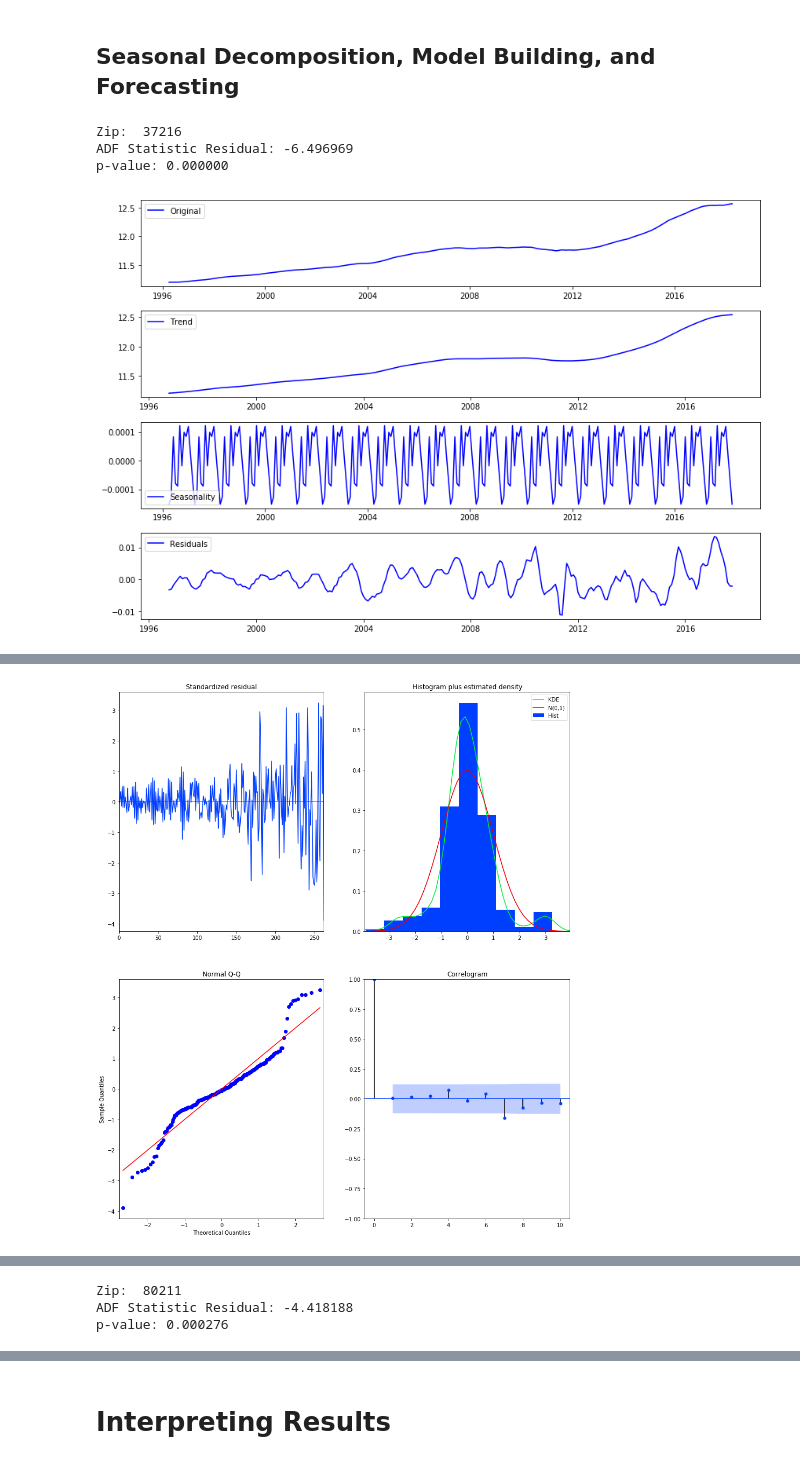
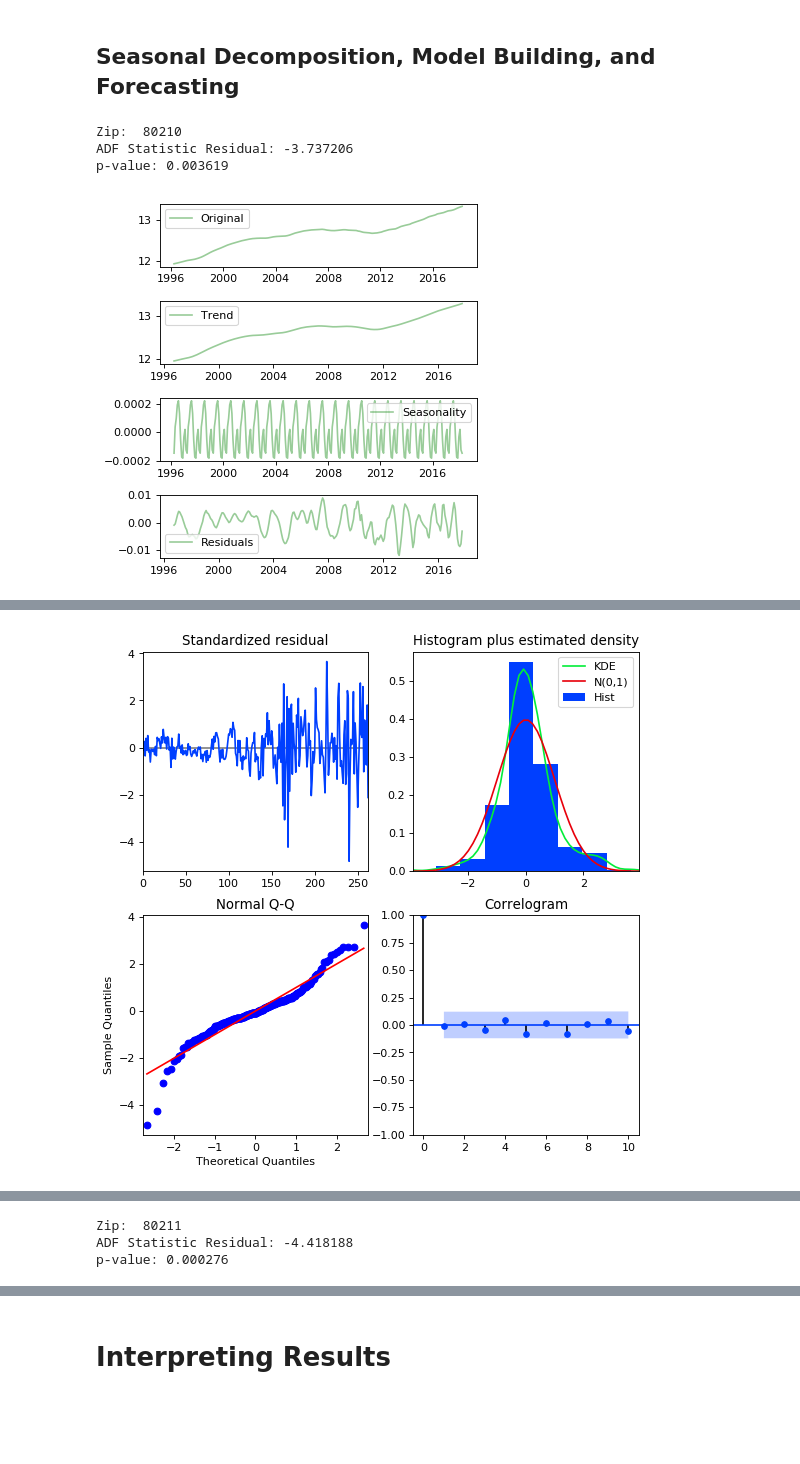
Before and after one commit to tinaprisma/dsc-mod-4-project-online-ds-sp-000, a Jupyter notebook: mod_4_starter_notebook.ipynb, the cells around one changed output, grey strips where cells are left out. Drawn from its saved outputs; the diff is of its cells as text; code cells hidden in the pictures; blank space fills up the shorter version.

```diff
--- a/mod_4_starter_notebook.ipynb
+++ b/mod_4_starter_notebook.ipynb
@@ -154,7 +165,7 @@ df_c
 ## 2nd Step for Zipcode Selection:
 ### Find zipcodes where value has been increasing the last few years in a concave up fashion
 # %%
-
+df_c = df[df.RegionName.isin(zips)]
 # Compute % change for the last few years to choose
 # zipcodes with greatest potential for growth in the
 # coming years.
@@ -185,7 +196,7 @@ for z in zips:
     df_z = df_c[df_c.RegionName==z]
     ts = df_z.values[0][7:]
     std = np.std(ts)
-    if (std  < 110000):
+    if (std  < 120000):
         zips_filt.append(z)
 
 len(zips_filt)
@@ -241,11 +265,2 @@ plt.show()
 # %% [markdown]
 Plot each zipcode for QC
-# %%
-# create plots for QC each zipcode
-
-for z in zips_filt:
-    df_z = zip_df[zip_df.RegionName == z]
-    ts = df_z.value
-    plt.plot(ts)
-    plt.title(str(z) + ' ' +str(df_z.City[0]))
-    plt.show()
@@ -257,0 +267,7 @@ for z in zips_filt:
+# %%
+fig, axs = plt.subplots(1,5,figsize=(20,4),sharey=True)
+for ax, column, index in zip(axs,zips_filt, range(0,5)):
+    ax.plot(zip_df[zip_df.RegionName ==column].value, color='green',alpha=0.8)
+    ax.set_title(column)
+    ax.set_ylabel('Value')
+fig.suptitle('Top Zipcodes', fontsize=16, fontweight='bold')
@@ -356,18 +400,18 @@ for z in zipcodes:
     residuals_list.append(residual)
 
     # Plot gathered statistics
-    plt.figure(figsize=(12,8))
+    plt.figure(figsize=(5,5))
     plt.subplot(411)
-    plt.plot(np.log(ts), label='Original', color="blue")
+    plt.plot(np.log(ts), label='Original', color='green',alpha=0.4)
     plt.legend(loc='best')
     plt.subplot(412)
-    plt.plot(trend, label='Trend', color="blue")
+    plt.plot(trend, label='Trend', color='green',alpha=0.4)
     plt.legend(loc='best')
     plt.subplot(413)
-    plt.plot(seasonal,label='Seasonality', color="blue")
+    plt.plot(seasonal,label='Seasonality', color='green',alpha=0.4)
     plt.legend(loc='best')
     plt.subplot(414)
-    plt.plot(residual, label='Residuals', color="blue")
+    plt.plot(residual, label='Residuals', color='green',alpha=0.4)
     plt.legend(loc='best')
     plt.tight_layout()
     result = adfuller(residual.dropna())
@@ -391,14 +435,15 @@ for z in zipcodes:
                       stepwise=True)
     print(z)
     print(model.summary())
-    model.plot_diagnostics(figsize=(15, 18))
+    model.plot_diagnostics(figsize=(8, 8))
     plt.show()
 
     #============= PLOT TRAIN AND TEST =========
-    df_z.reset_index(inplace=True)
+    #df_z.reset_index(inplace=True)
     train = df_z.value[:225]
     test = df_z.value[225:]
 
+    test_index = zip_df.index[-40:]
     model2 = ARIMA(train, order=model.order)
     fitted = model2.fit(disp=-1)
 
@@ -406,46 +451,49 @@ for z in zipcodes:
     fc, se, conf = fitted.forecast(40, alpha=0.05)  # 95% conf
 
     # Make as pandas series
-    fc_series = pd.Series(fc, index=test.index)
-    lower_series = pd.Series(conf[:, 0], index=test.index)
-    upper_series = pd.Series(conf[:, 1], index=test.index)
+    fc_series = pd.Series(fc, index=test_index)
+    lower_series = pd.Series(conf[:, 0], index=test_index)
+    upper_series = pd.Series(conf[:, 1], index=test_index)
 
     # Plot
-    plt.figure(figsize=(12,5), dpi=100)
+    plt.figure(figsize=(10,5), dpi=100)
     plt.plot(train, label='training')
     plt.plot(test, label='actual')
     plt.plot(fc_series, label='forecast')
     plt.fill_between(lower_series.index, lower_series, upper_series,
                      color='k', alpha=.15)
     plt.title('Forecast vs Actuals')
     plt.legend(loc='upper left', fontsize=8)
     plt.show()
 
 
 
     #==============PLOT FORECAST =========================
-    df_z.reset_index(inplace=True)
+    #df_z.reset_index(inplace=True)
     n_periods = 48
     fc, confint = model.predict(n_periods=n_periods, return_conf_int=True)
-    index_of_fc = np.arange(len(df_z.value), len(df_z.value)+n_periods)
+    #index_of_fc = np.arange(len(df_z.value), len(df_z.value)+n_periods)
 
+    index_of_fc = pd.date_range('2018-05-01', periods=48, freq='M')
     # make series for plotting purpose
     fc_series = pd.Series(fc, index=(index_of_fc))
     lower_series = pd.Series(confint[:, 0], index=(index_of_fc))
     upper_series = pd.Series(confint[:, 1], index=(index_of_fc))
 
     # Plot
+    plt.figure(figsize=(10,5), dpi=100)
+
+    plt.plot(fc_series, color='darkgreen')
     plt.plot(df_z.value)
-    plt.plot(fc_series, color='darkgreen')
     plt.fill_between(lower_series.index,
                      lower_series,
                      upper_series,
                      color='k', alpha=.15)
 
     plt.title("Final Forecast " + str(z) + ' ' + df_z.City[0])
     plt.show()
 # %% [output]
-Zip:  37216
-ADF Statistic Residual: -6.496969
-p-value: 0.000000
+Zip:  80210
+ADF Statistic Residual: -3.737206
+p-value: 0.003619
-[figure, old version]
+[figure, new version]
@@ -468,2 +516,2 @@ MA.1           -3.7265           +0.0000j            3.7265            0.5000
 -----------------------------------------------------------------------------
-[figure, old version]
+[figure, new version]
```
Also changed, not shown: parts of 27 cells of this notebook.
